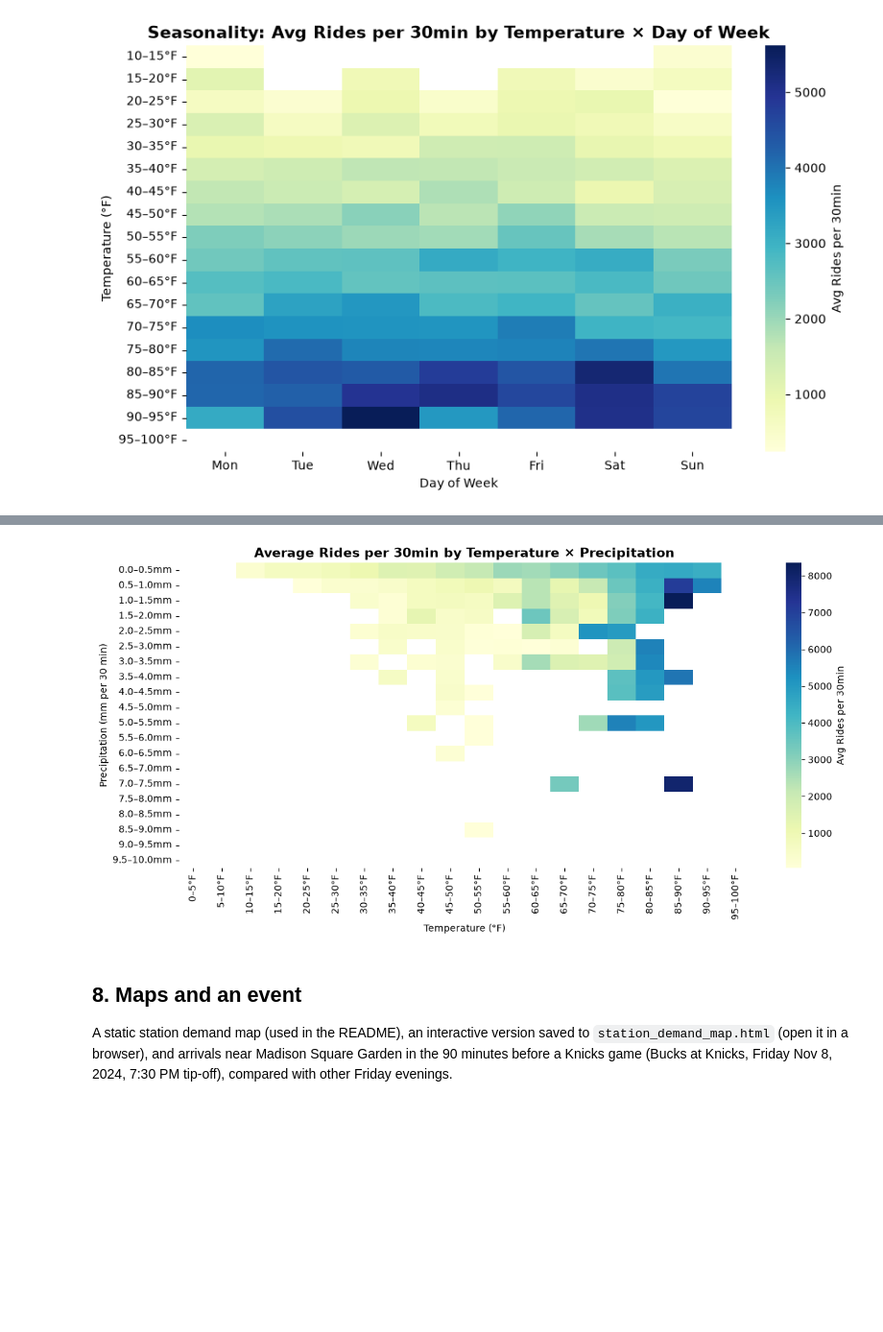
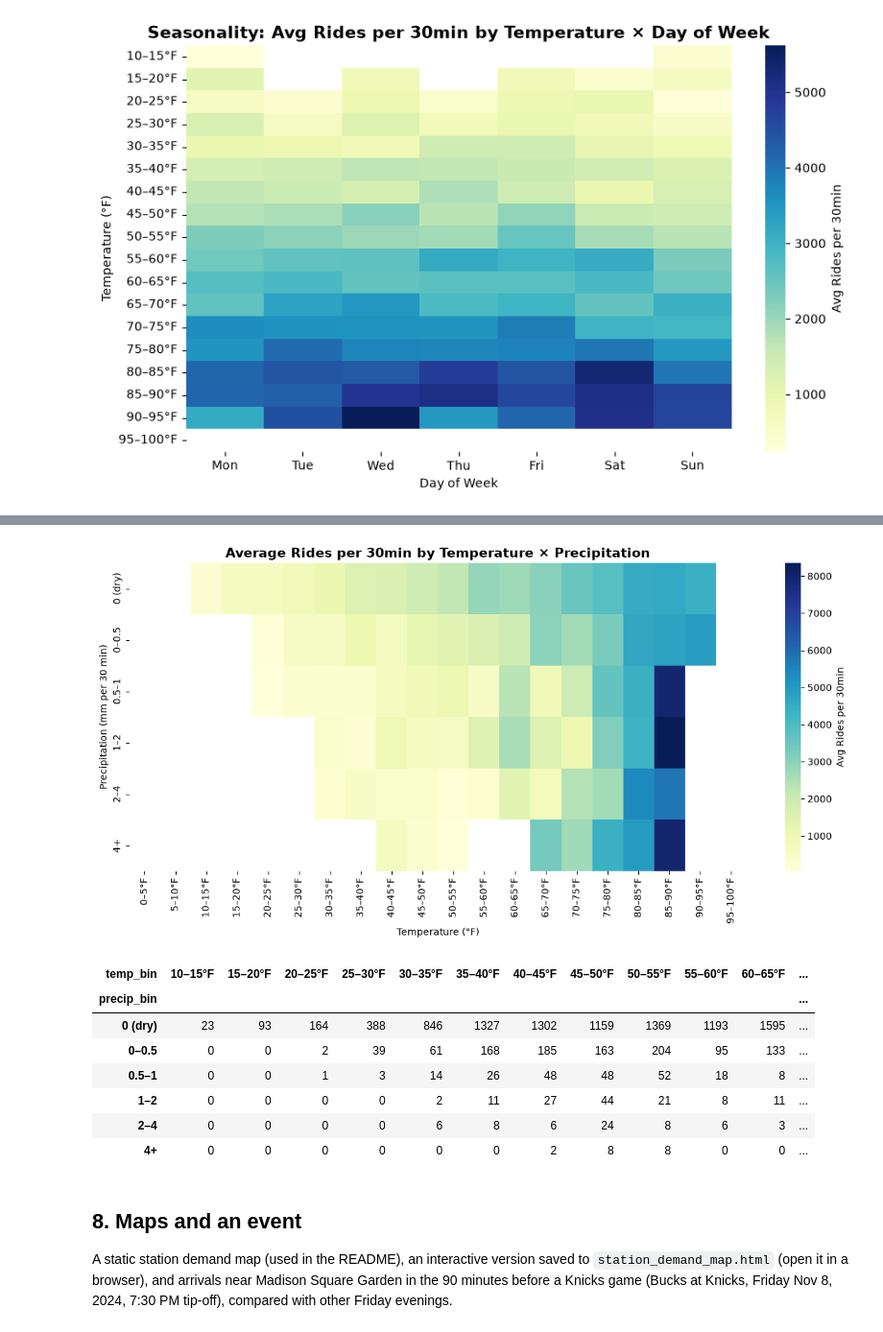
Before and after one commit to mzhou3299/citibike-demand-analysis-2024, a Jupyter notebook: Final Notebook.ipynb, the cells around one changed output, grey strips where cells are left out. Shown at 96% size. Cells and saved outputs as stored; diff of their text form; code cells hidden in the pictures; blank space fills up the shorter version.

```diff
--- a/Final Notebook.ipynb
+++ b/Final Notebook.ipynb
@@ -1009,44 +981,50 @@ bins = np.arange(0, 105, 5)
 labels = [f"{low}–{high}°F" for low, high in zip(bins[:-1], bins[1:])]
 
 heatmap_df_rain["temp_bin"] = pd.cut(
     heatmap_df_rain["temp_f"],
     bins=bins,
     labels=labels,
     include_lowest=True,
     right=False,
     ordered=True
 )
 
-precip_bins = np.arange(0, 10.5, 0.5)
-precip_labels = [f"{a:.1f}–{b:.1f}mm" for a, b in zip(precip_bins[:-1], precip_bins[1:])]
+# --- Precipitation bins (mm per 30 min); dry half-hours get their own bin ---
+precip_bins = [-np.inf, 0, 0.5, 1, 2, 4, np.inf]
+precip_labels = ["0 (dry)", "0–0.5", "0.5–1", "1–2", "2–4", "4+"]
 
-heatmap_df_rain['precip_bin'] = pd.cut(
-    heatmap_df_rain['precip_mm'],
-    bins=precip_bins,
-    labels=precip_labels,
-    include_lowest=True,
-    right=False,
-    ordered=True
-)
+heatmap_df_rain['precip_bin'] = pd.cut(heatmap_df_rain['precip_mm'], bins=precip_bins, labels=precip_labels, right=True, ordered=True)
 
 heatmap_df_group = (
     heatmap_df_rain
     .groupby(['precip_bin','temp_bin'], observed=False)['total_rides']
     .mean()
     .unstack()
     .reindex(index=precip_labels, columns=labels)
 )
 
 plt.figure(figsize=(12,6))
 sns.heatmap(heatmap_df_group, cmap="YlGnBu", cbar_kws={'label': 'Avg Rides per 30min'})
 plt.title("Average Rides per 30min by Temperature × Precipitation", fontsize=14, fontweight="bold")
 plt.xlabel("Temperature (°F)")
 plt.ylabel("Precipitation (mm per 30 min)")
 plt.tight_layout()
 plt.savefig("figures/temp_precip_heatmap.png", dpi=200, bbox_inches="tight")
 plt.show()
+
+# Number of half-hours behind each cell (cells with only a few are noisy)
+precip_counts = heatmap_df_rain.groupby(['precip_bin', 'temp_bin'], observed=False).size().unstack()
+precip_counts.loc[:, precip_counts.sum() > 0]
 # %% [output]
-[figure, old version]
+[figure, new version]
+| temp_bin | 10–15°F | 15–20°F | 20–25°F | 25–30°F | 30–35°F | 35–40°F | 40–45°F | 45–50°F | 50–55°F | 55–60°F | 60–65°F | ... |
+| precip_bin |  |  |  |  |  |  |  |  |  |  |  | ... |
+| 0 (dry) | 23 | 93 | 164 | 388 | 846 | 1327 | 1302 | 1159 | 1369 | 1193 | 1595 | ... |
+| 0–0.5 | 0 | 0 | 2 | 39 | 61 | 168 | 185 | 163 | 204 | 95 | 133 | ... |
+| 0.5–1 | 0 | 0 | 1 | 3 | 14 | 26 | 48 | 48 | 52 | 18 | 8 | ... |
+| 1–2 | 0 | 0 | 0 | 0 | 2 | 11 | 27 | 44 | 21 | 8 | 11 | ... |
+| 2–4 | 0 | 0 | 0 | 0 | 6 | 8 | 6 | 24 | 8 | 6 | 3 | ... |
+| 4+ | 0 | 0 | 0 | 0 | 0 | 0 | 2 | 8 | 8 | 0 | 0 | ... |
 # %% [markdown]
 ## 8. Maps and an event
 A static station demand map (used in the README), an interactive version saved to `station_demand_map.html` (open it in a browser), and arrivals near Madison Square Garden in the 90 minutes before a Knicks game (Bucks at Knicks, Friday Nov 8, 2024, 7:30 PM tip-off), compared with other Friday evenings.
```
Also changed, not shown: parts of 11 cells of this notebook, 18 other files.
